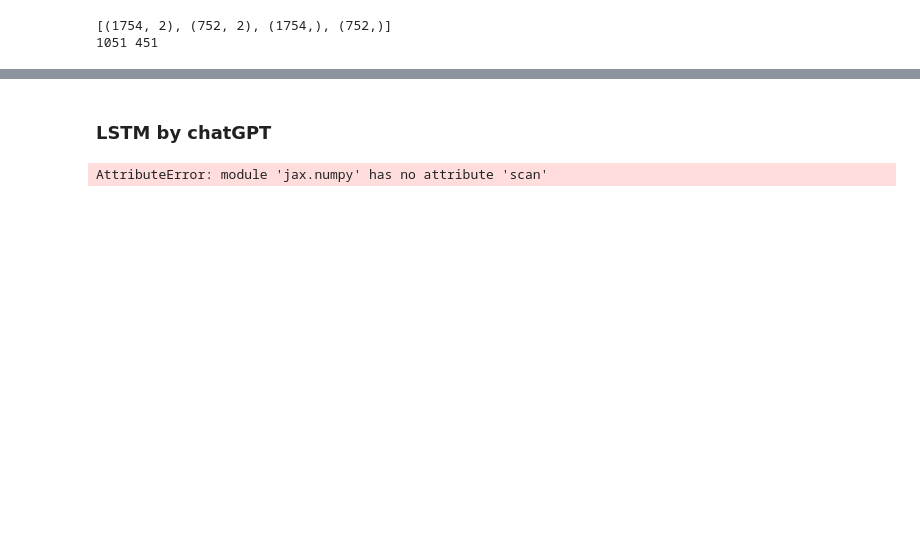
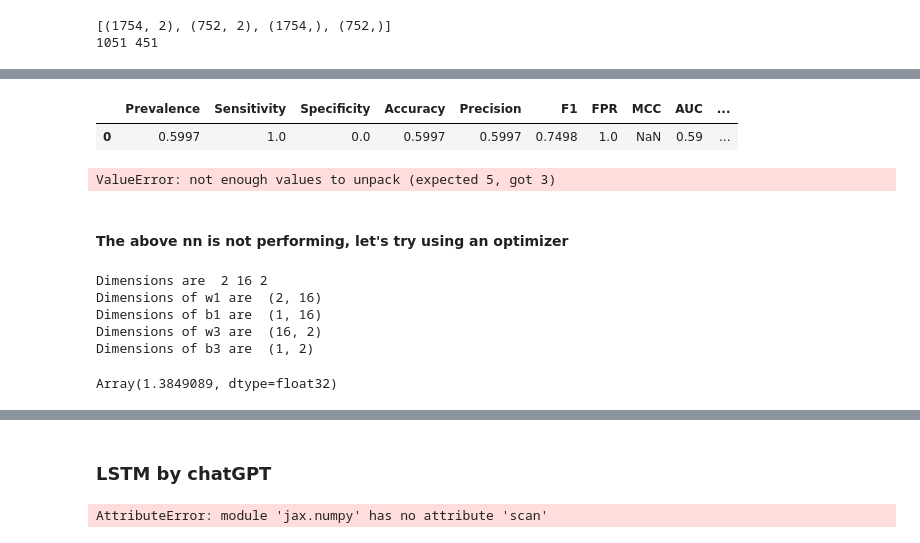
Before and after one commit to asalomatov/options, a Jupyter notebook: notebooks/jax.ipynb, the cells around one changed output, grey strips where cells are left out. Saved outputs shown, nothing was run; the diff lists cells and outputs as text; code cells hidden in the pictures; blank space fills up the shorter version.

Commit message:
fully conected nn with optax optimization

```diff
--- a/notebooks/jax.ipynb
+++ b/notebooks/jax.ipynb
@@ -619,17 +634,21 @@ hidden_dim = 10
 #key, subkey = random.split(key)
 #print(random.normal(subkey, shape=(5,)))
 print('init inputs with random numbers:')
-W = jax.random.normal(key, shape=(input_dim, hidden_dim))
-b = jax.random.normal(key, shape=(1, hidden_dim))
-w = jax.random.normal(key, shape=(hidden_dim, 1))
+W = jax.random.normal(key, shape=(input_dim, hidden_dim)) * .01
+b = jax.random.normal(key, shape=(1, hidden_dim)) * .01
+W1 = jax.random.normal(key, shape=(hidden_dim, hidden_dim)) * .01
+b1 = jax.random.normal(key, shape=(1, hidden_dim)) * .01
+w = jax.random.normal(key, shape=(hidden_dim, 1)) * .01
 print('dimensions:')
 print('W:', W.shape)
 print('b:', b.shape)
+print('W1:', W1.shape)
+print('b1:', b1.shape)
 print('w:', w.shape)
 print('model:')
-print(model((W, b, w), x[0:10]))
+print(model((W, b, W1, b1, w), x[0:10]))
 print('loss function:')
-print(loss_fn((W, b, w), x[0:10], y[0:10]))
+print(loss_fn((W, b, W1, b1, w), x[0:10], y[0:10]))
 print('gradient dim:')
-print(list(map(lambda i: i.shape, grad(loss_fn)((W, b, w), x[0:5], y[0:5]))))
+print(list(map(lambda i: i.shape, grad(loss_fn)((W, b, W1, b1, w), x[0:5], y[0:5]))))
 # %% [output]
@@ -667,12 +683,15 @@ print(y_train.sum(), y_test.sum())
 [(1754, 2), (752, 2), (1754,), (752,)]
 1051 451
 # %%
-theta = jnp.array((W, b, w))
-n_iterations = 10
-lr = .01
+theta = (W, b, W1, b1, w)
+print('Initial parameters:')
+print(theta)
+n_iterations = 100
+lr = 1
 for i in range(n_iterations):
     #print(theta)
     theta = update(theta, X_train, y_train, lr=lr)
-    #print(loss_fn(theta, X_train.transpose(), y_train))
+    print(loss_fn(theta, X_train, y_train), loss_fn(theta, X_test, y_test))
+print('Calibrated parameters:')
 print(theta)
 # %% [output]
@@ -683,0 +715,39 @@ jax.__file__
+# %%
+# performance metrics
+binary_classification_metrics(y_test,
+                              jnp.round(model(theta, X_test), 0),
+                              model(theta, X_test),
+                              4
+                             )
+# %% [output]
+|  | Prevalence | Sensitivity | Specificity | Accuracy | Precision | F1 | FPR | MCC | AUC | ... |
+| 0 | 0.5997 | 1.0 | 0.0 | 0.5997 | 0.5997 | 0.7498 | 1.0 | NaN | 0.59 | ... |
+# %%
+W + .01 * grad(loss_fn)((W, b, w), x[0:5], y[0:5])[0]
+# %% [output]
+ValueError: not enough values to unpack (expected 5, got 3)
+# %% [markdown]
+#### The above nn is not performing, let's try using an optimizer
+# %%
+key, w1key, b1key, w2key, b2key, w3key, b3key = jax.random.split(key, 7)
+num_input = X_train.shape[1]
+num_hidden1 = 16
+num_labels = y_train.max() + 1
+print('Dimensions are ', num_input, num_hidden1, num_labels)
+#num_hidden2 = 1024
+params = dict(
+    w1 = 1e-2*jax.random.normal(w1key, (num_input, num_hidden1)),
+    b1 = 1e-2*jax.random.normal(b1key, (1, num_hidden1)),
+#    w2 = 1e-2*jax.random.normal(w2key, (num_hidden1, num_hidden2)),
+#    b2 = 1e-2*jax.random.normal(b2key, (1, num_hidden2)),
+    w3 = 1e-2*jax.random.normal(w3key, (num_hidden1, num_labels)),
+    b3 = 1e-2*jax.random.normal(b3key, (1, num_labels)),
+)
+for k in params.keys():
+    print(f'Dimensions of {k} are ', params[k].shape)
+# %% [output]
+Dimensions are  2 16 2
+Dimensions of w1 are  (2, 16)
+Dimensions of b1 are  (1, 16)
+Dimensions of w3 are  (16, 2)
+Dimensions of b3 are  (1, 2)
@@ -683,0 +762,13 @@ jax.__file__
+# %%
+@jax.jit
+def loss(params: optax.Params, batch: jnp.ndarray, labels: jnp.ndarray) -> jnp.ndarray:
+  y_hat = net(params, batch)
+
+  # optax also provides a number of common loss functions.
+  loss_value = optax.sigmoid_binary_cross_entropy(y_hat, labels).sum(axis=-1)
+
+  return loss_value.mean()
+
+loss(params, X_train, jax.nn.one_hot(y_train, 2))
+# %% [output]
+Array(1.3849089, dtype=float32)
```
Also changed, not shown: parts of 31 cells of this notebook.
